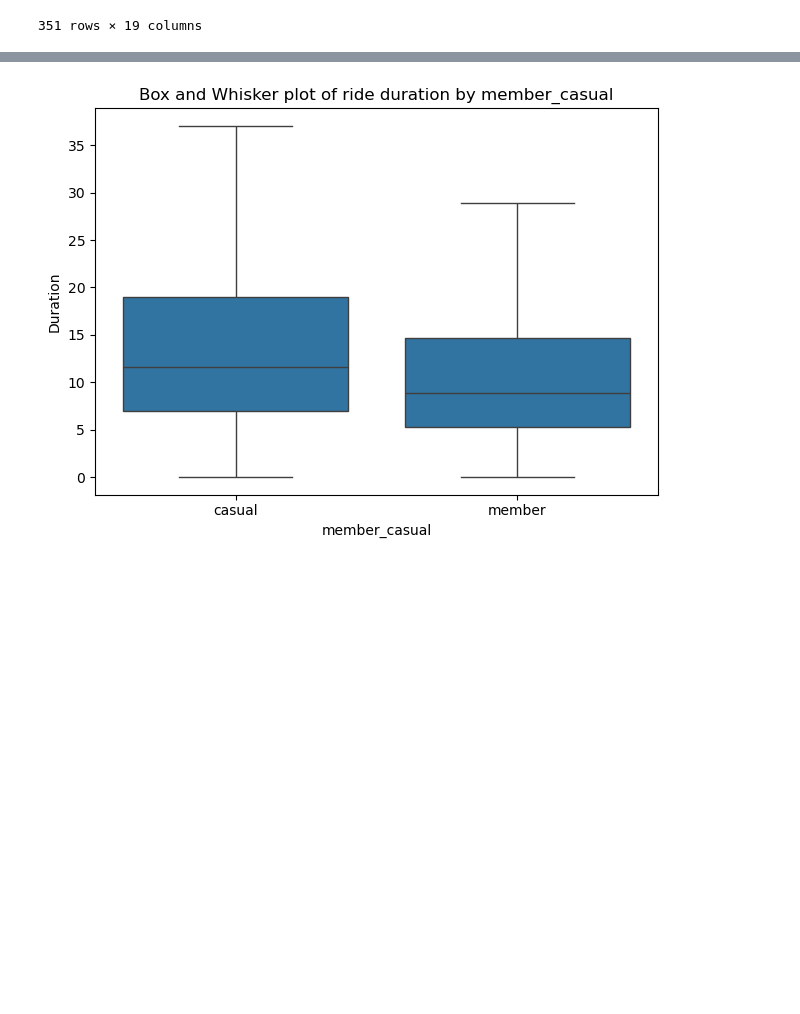
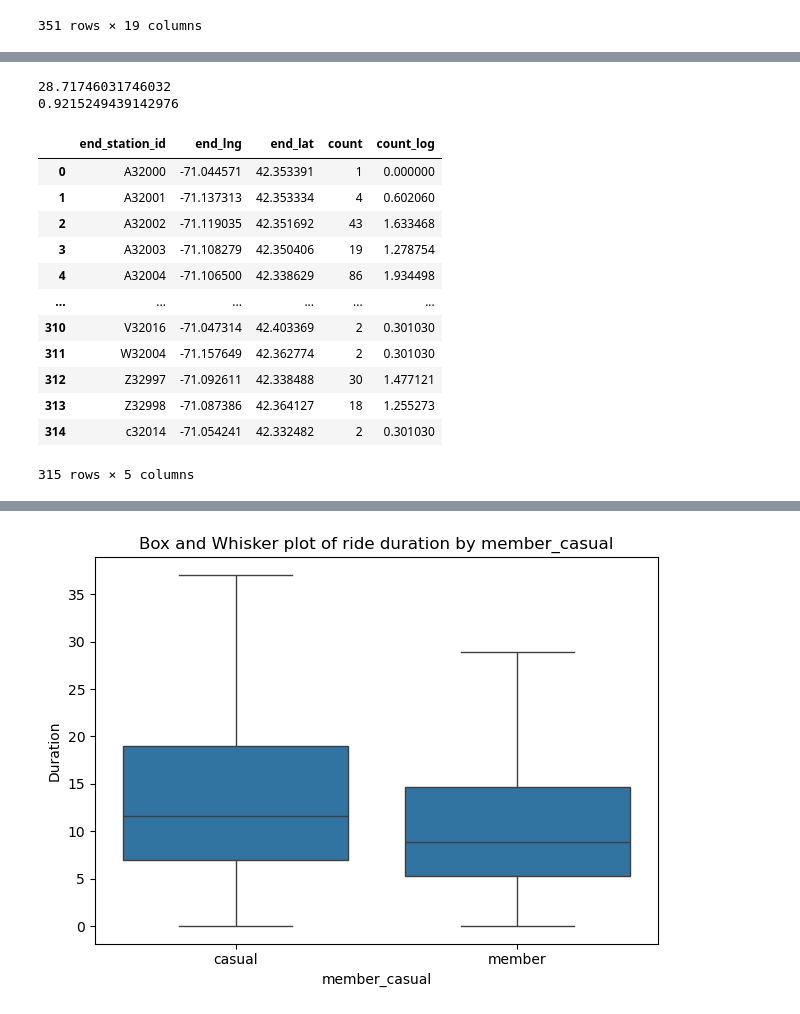
Before and after one commit to KenneDW/DS4200-Bike-Project, a Jupyter notebook: viz_experiments.ipynb, the cells around one changed output, grey strips where cells are left out. Drawn from its saved outputs; the diff is of its cells as text; code cells hidden in the pictures; blank space fills up the shorter version.

```diff
--- a/viz_experiments.ipynb
+++ b/viz_experiments.ipynb
@@ -91,6 +91,29 @@ start
 # %% [output]
 |  | Number | NAME | Lat | Long | Seasonal Status | Municipality | Total Docks | Station ID (to match to historic ... |
 | 42 | B32002 | Ruggles T Stop - Columbus Ave at ... | 42.336244 | -71.087986 | Year Round | Boston | 26.0 | 12 |
+# %%
+trips1 = data[data["start_station_name"] == "Ruggles T Stop - Columbus Ave at Melnea Cass Blvd"]
+trips1 = trips1.groupby(["end_station_id", "end_lng", "end_lat"]).size().reset_index(name="count")
+trips1["count_log"] = trips1["count"].apply(np.log10)
+print(trips1["count"].mean())
+print(trips1["count_log"].mean())
+trips1
+# %% [output]
+28.71746031746032
+0.9215249439142976
+|  | end_station_id | end_lng | end_lat | count | count_log |
+| 0 | A32000 | -71.044571 | 42.353391 | 1 | 0.000000 |
+| 1 | A32001 | -71.137313 | 42.353334 | 4 | 0.602060 |
+| 2 | A32002 | -71.119035 | 42.351692 | 43 | 1.633468 |
+| 3 | A32003 | -71.108279 | 42.350406 | 19 | 1.278754 |
+| 4 | A32004 | -71.106500 | 42.338629 | 86 | 1.934498 |
+| ... | ... | ... | ... | ... | ... |
+| 310 | V32016 | -71.047314 | 42.403369 | 2 | 0.301030 |
+| 311 | W32004 | -71.157649 | 42.362774 | 2 | 0.301030 |
+| 312 | Z32997 | -71.092611 | 42.338488 | 30 | 1.477121 |
+| 313 | Z32998 | -71.087386 | 42.364127 | 18 | 1.255273 |
+| 314 | c32014 | -71.054241 | 42.332482 | 2 | 0.301030 |
+315 rows × 5 columns
 # %%
 
 fig, ax = plt.subplots(figsize = (10, 10))
```
Also changed, not shown: parts of 6 cells of this notebook.
